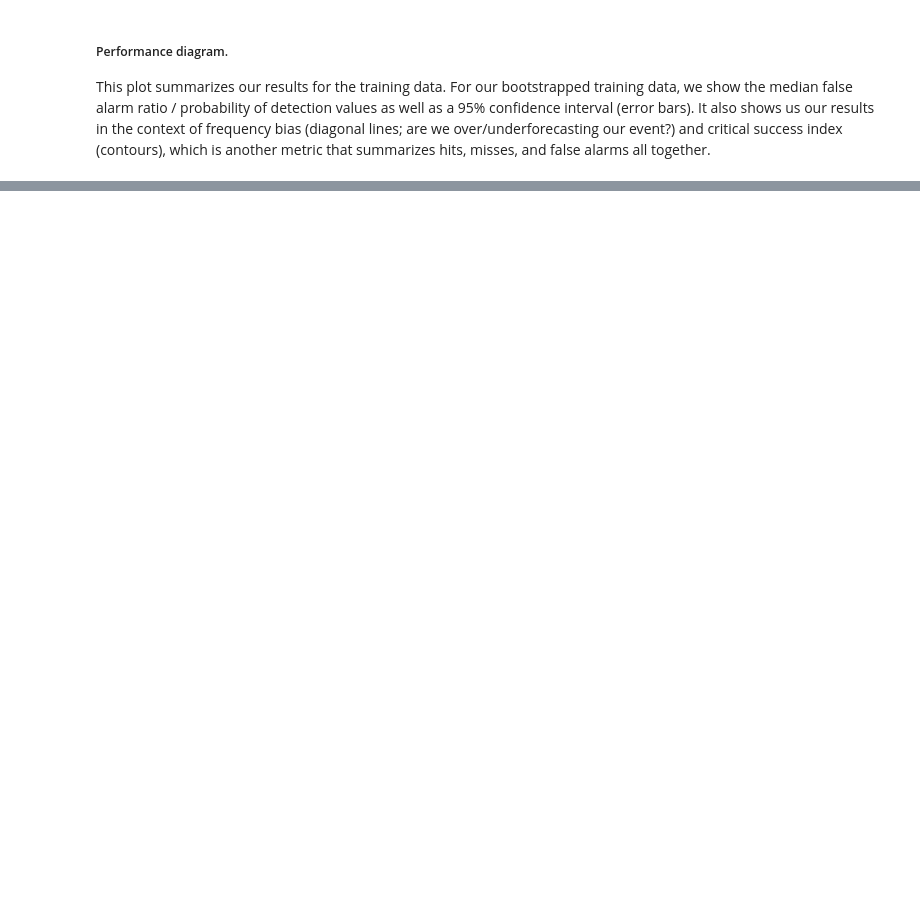
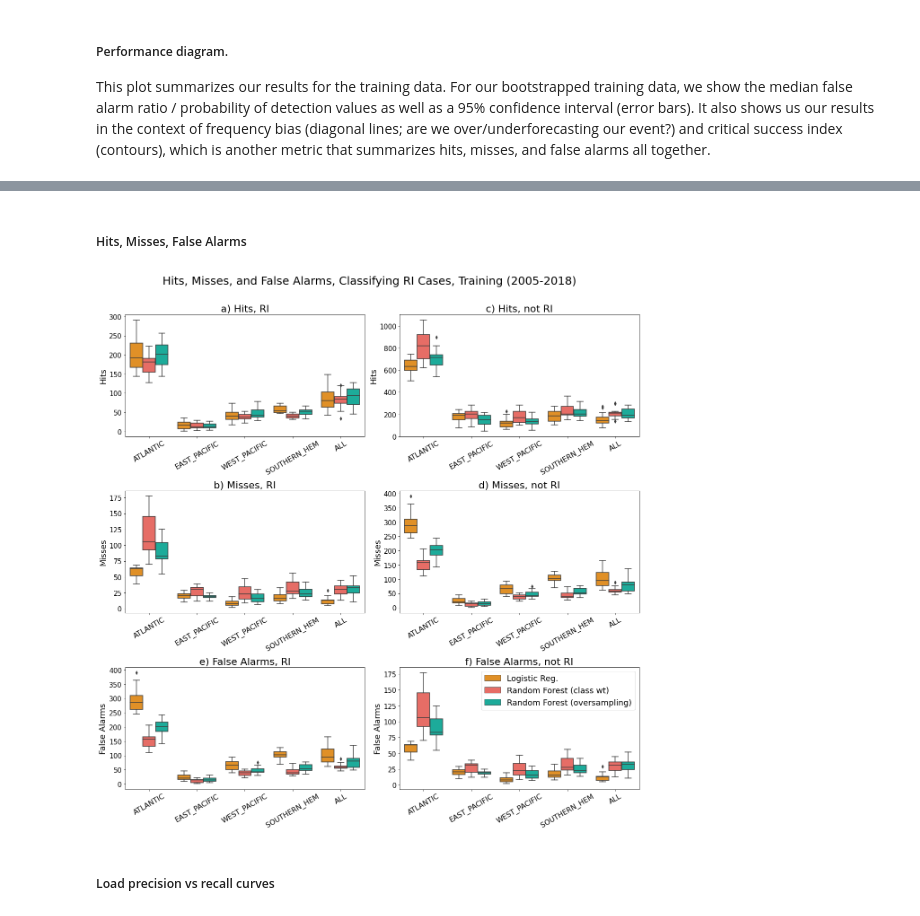
Before and after one commit to marie-mcgraw/ML_for_TC_RI, a Jupyter notebook: TRAIN_compare_RF_LR.ipynb, the cells around one changed output, grey strips where cells are left out. Saved outputs shown, nothing was run; the diff lists cells and outputs as text; code cells hidden in the pictures; blank space fills up the shorter version.

```diff
--- a/TRAIN_compare_RF_LR.ipynb
+++ b/TRAIN_compare_RF_LR.ipynb
@@ -128,0 +208,76 @@ cm_RF.set_index(['Category Names','BASIN']).xs('RI')['Min Samples Leaf'].plot()
+# %% [markdown]
+##### Hits, Misses, False Alarms
+# %%
+fig2,((ax2a,ax2b),(ax2c,ax2d),(ax2e,ax2f)) = plt.subplots(3,2,figsize=(17,17))
+sns.boxplot(data=cm_plt_total.xs('RI').sort_values(['BASIN','Model']).reset_index(),x='BASIN',y='Hits',hue='Model',ax=ax2a)
+ax2a.set_ylabel('Hits',fontsize=18)
+ax2a.get_legend().remove()
+# ax6a.legend(fontsize=12)
+ax2a.set_xticklabels(basin_ALL,fontsize=16,rotation=30)
+ax2a.set_title('a) Hits, RI',fontsize=22)
+ax2a.set_xlabel(None)
+# ax6a.set_ylim([0,1])
+ax2a.tick_params(axis='y',labelsize=15)
+#
+sns.boxplot(data=cm_plt.xs('RI').sort_values(['BASIN','Model']).reset_index(),x='BASIN',y='Misses',hue='Model',ax=ax2c)
+ax2c.set_ylabel('Misses',fontsize=18)
+ax2c.legend(fontsize=12)
+ax2c.get_legend().remove()
+ax2c.set_xticklabels(basin_ALL,fontsize=16,rotation=30)
+ax2c.set_title('b) Misses, RI',fontsize=22)
+ax2c.set_xlabel(None)
+# ax6c.set_ylim([0,1])
+ax2c.tick_params(axis='y',labelsize=15)
+#
+sns.boxplot(data=cm_plt.xs('not RI').sort_values(['BASIN','Model']).reset_index(),
+            x='BASIN',y='Hits',hue='Model',ax=ax2b)
+ax2b.set_ylabel('Hits',fontsize=18)
+ax2b.legend(fontsize=12)
+ax2b.get_legend().remove()
+ax2b.set_xticklabels(basin_ALL,fontsize=16,rotation=30)
+ax2b.set_title('c) Hits, not RI',fontsize=22)
+ax2b.set_xlabel(None)
+ax2b.tick_params(axis='y',labelsize=15)
+# ax6b.set_ylim([0,1])
+#
+sns.boxplot(data=cm_plt.xs('not RI').sort_values(['BASIN','Model']).reset_index(),
+            x='BASIN',y='Misses',hue='Model',ax=ax2d)
+ax2d.set_ylabel('Misses',fontsize=18)
+# ax6d.legend(fontsize=18)
+ax2d.get_legend().remove()
+ax2d.set_xticklabels(basin_ALL,fontsize=16,rotation=30)
+ax2d.set_title('d) Misses, not RI',fontsize=22)
+ax2d.set_xlabel(None)
+ax2d.tick_params(axis='y',labelsize=15)
+# ax6d.set_ylim([0,1])
+#
+sns.boxplot(data=cm_plt.xs('RI').sort_values(['BASIN','Model']).reset_index(),
+            x='BASIN',y='False Alarms',hue='Model',ax=ax2e)
+ax2e.set_ylabel('False Alarms',fontsize=18)
+#ax6e.legend(fontsize=18)
+ax2e.get_legend().remove()
+ax2e.set_xticklabels(basin_ALL,fontsize=16,rotation=30)
+ax2e.set_title('e) False Alarms, RI',fontsize=22)
+ax2e.set_xlabel(None)
+ax2e.tick_params(axis='y',labelsize=15)
+# ax6e.set_ylim([0,1])
+#
+sns.boxplot(data=cm_plt.xs('not RI').sort_values(['BASIN','Model']).reset_index(),
+            x='BASIN',y='False Alarms',hue='Model',ax=ax2f)
+ax2f.set_ylabel('False Alarms',fontsize=18)
+ax2f.legend(fontsize=18)
+ax2f.set_xticklabels(basin_ALL,fontsize=16,rotation=30)
+ax2f.set_title('f) False Alarms, not RI',fontsize=22)
+ax2f.set_xlabel(None)
+ax2f.tick_params(axis='y',labelsize=15)
+# ax6f.set_ylim([0,1])
+#
+fig2.suptitle('Hits, Misses, and False Alarms, Classifying RI Cases, Training (2005-2018)',fontsize=25,y=1.015)
+fig2.tight_layout()
+#
+fig2.savefig(fig_dir_save+'HIT_MISS_FA_TRAINING.png',format='png',dpi=350,bbox_inches='tight')
+fig2.savefig(fig_dir_save+'HIT_MISS_FA_TRAINING.pdf',format='pdf',bbox_inches='tight')
+# %% [output]
+[figure, added]
+# %% [markdown]
+##### Load precision vs recall curves
```
Also changed, not shown: parts of 19 cells of this notebook, 5 other files.
